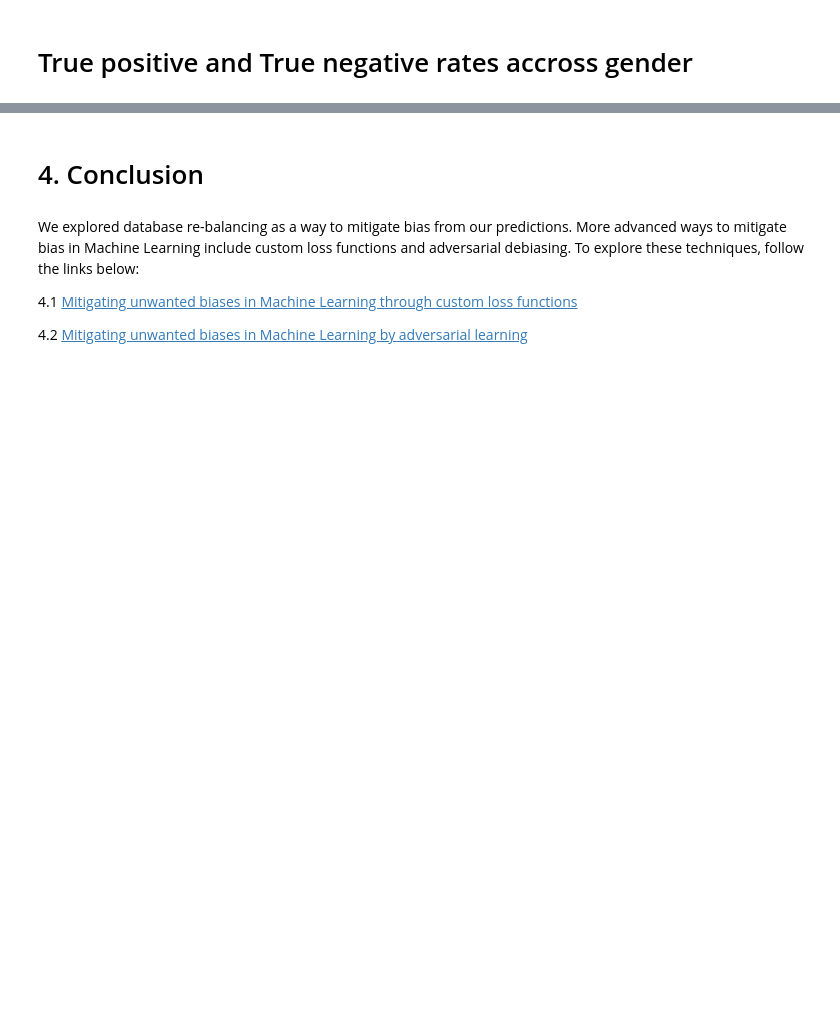
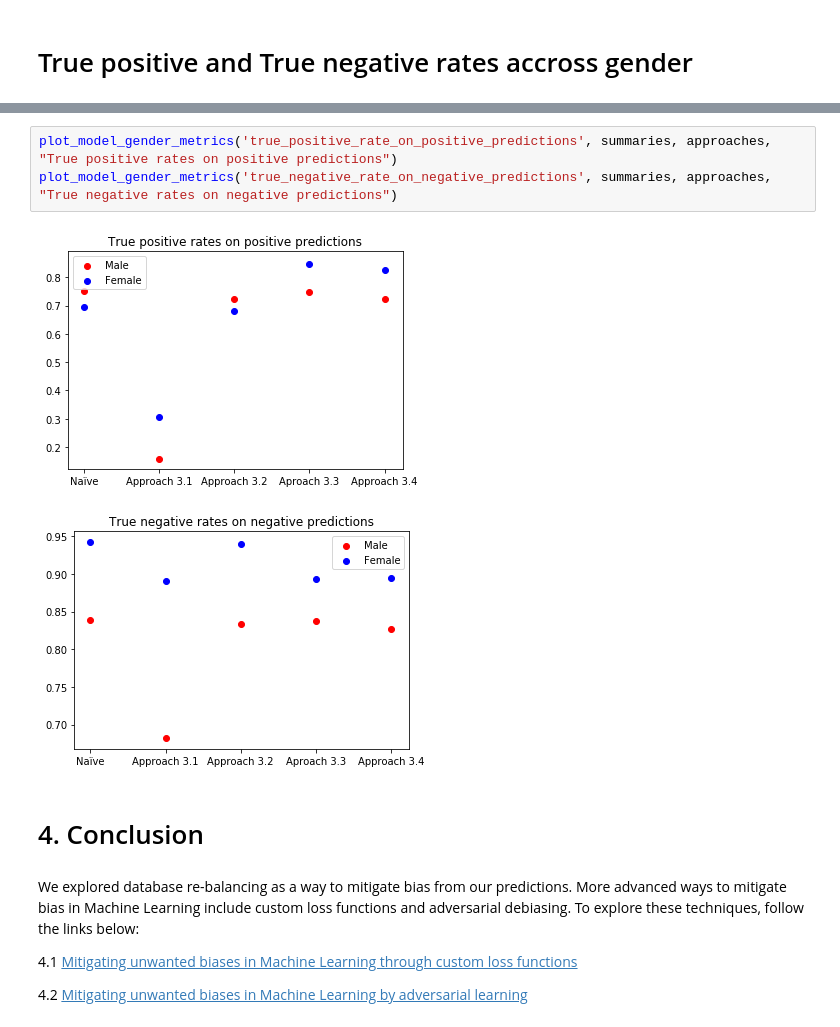
Before and after one commit to heyaudace/ml-bias-fairness, a Jupyter notebook: 2. Intro to Bias and Fairness in Machine Learning.ipynb, the cells around one changed output, grey strips where cells are left out. Drawn from its saved outputs; the diff is of its cells as text; blank space fills up the shorter version.

```diff
--- a/2. Intro to Bias and Fairness in Machine Learning.ipynb
+++ b/2. Intro to Bias and Fairness in Machine Learning.ipynb
@@ -958,3 +877,9 @@ https://www.dataquest.io/blog/learning-curves-machine-learning
+# %%
+plot_model_gender_metrics('true_positive_rate_on_positive_predictions', summaries, approaches, "True positive rates on positive predictions")
+plot_model_gender_metrics('true_negative_rate_on_negative_predictions', summaries, approaches, "True negative rates on negative predictions")
+# %% [output]
+[figure, added]
+[figure, added]
 # %% [markdown]
 # 4. Conclusion
 # %% [markdown]
```
Also changed, not shown: parts of 48 cells of this notebook.
